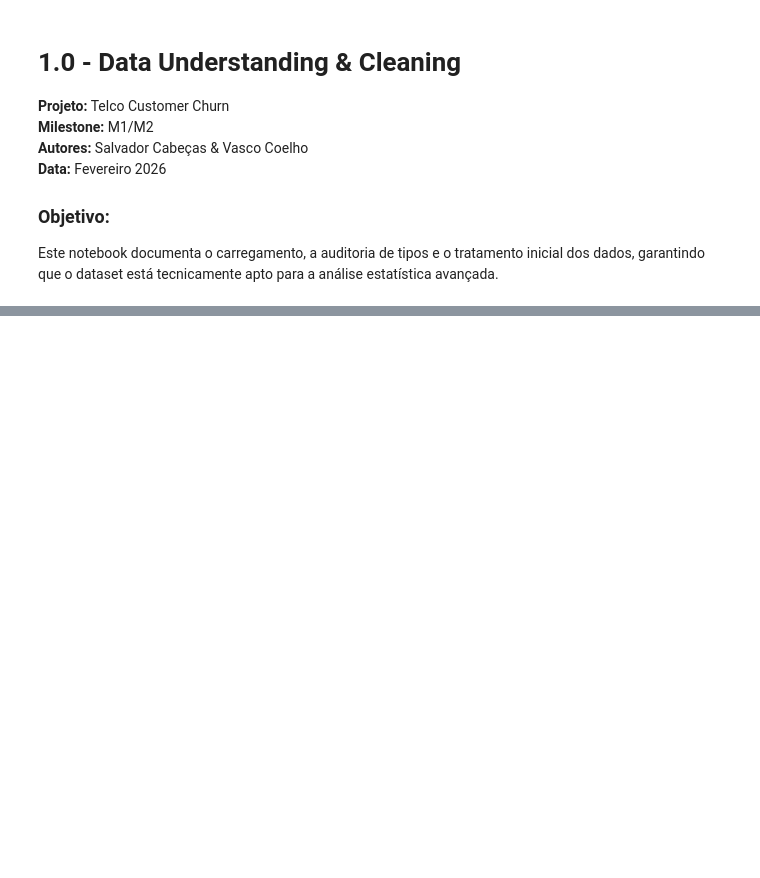
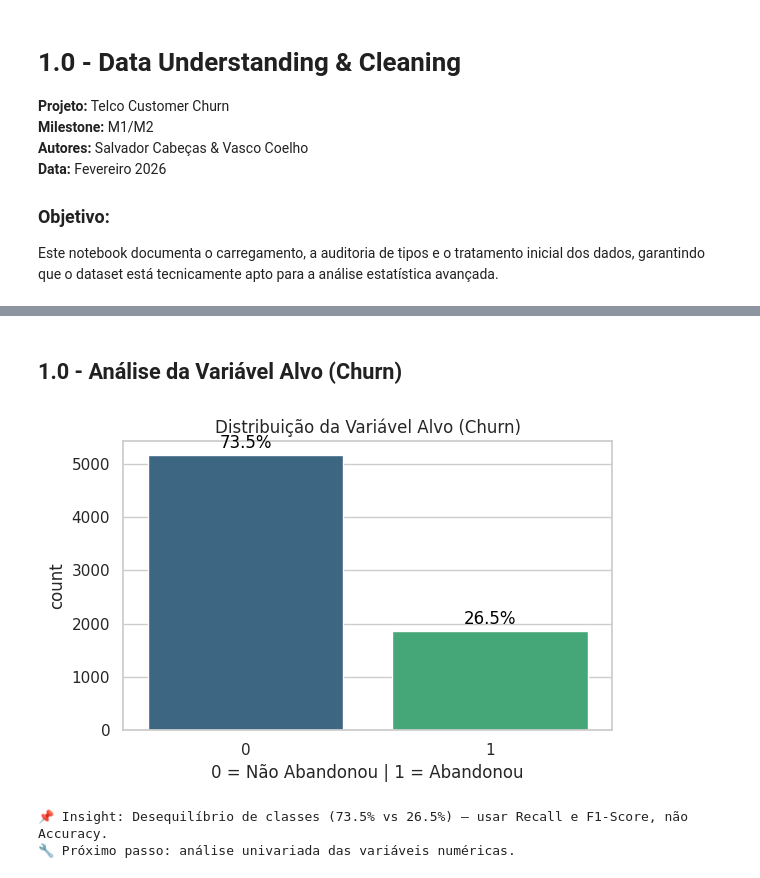
Before and after one commit to SalvadorCabecas/projeto_cdg_grupo9, a Jupyter notebook: notebooks/1-0-eda-limpeza.ipynb, the cells around one changed output, grey strips where cells are left out. Cells and saved outputs as stored; diff of their text form; code cells hidden in the pictures; blank space fills up the shorter version.

```diff
--- a/notebooks/1-0-eda-limpeza.ipynb
+++ b/notebooks/1-0-eda-limpeza.ipynb
@@ -365,0 +208,29 @@ display(null_summary.sort_values(by='Percentagem (%)', ascending=False))
+# %% [markdown]
+## 1.0 - Análise da Variável Alvo (Churn)
+# %%
+# ─── DISTRIBUIÇÃO DA VARIÁVEL ALVO ──────────────────────────
+# Semana 4 | Fase CRISP-DM: Data Understanding
+# Justificação: avaliar o desequilíbrio de classes antes de modelar
+
+plt.figure(figsize=(6, 4))
+ax = sns.countplot(x='Churn', data=df, hue='Churn', palette='viridis', legend=False)
+plt.title('Distribuição da Variável Alvo (Churn)')
+plt.xlabel('0 = Não Abandonou | 1 = Abandonou')
+
+total = len(df)
+for p in ax.patches:
+    height = p.get_height()
+    percentage = f'{100 * height / total:.1f}%'
+    ax.annotate(percentage, (p.get_x() + p.get_width() / 2., height),
+                ha='center', va='baseline', fontsize=12, color='black',
+                xytext=(0, 5), textcoords='offset points')
+
+plt.tight_layout()
+plt.savefig('reports/figures/01_churn_distribution.png', dpi=150, bbox_inches='tight')
+plt.show()
+print("📌 Insight: Desequilíbrio de classes (73.5% vs 26.5%) — usar Recall e F1-Score, não Accuracy.")
+print("🔧 Próximo passo: análise univariada das variáveis numéricas.")
+# %% [output]
+[figure, added]
+📌 Insight: Desequilíbrio de classes (73.5% vs 26.5%) — usar Recall e F1-Score, não Accuracy.
+🔧 Próximo passo: análise univariada das variáveis numéricas.
```
Also changed, not shown: parts of 47 cells of this notebook.
